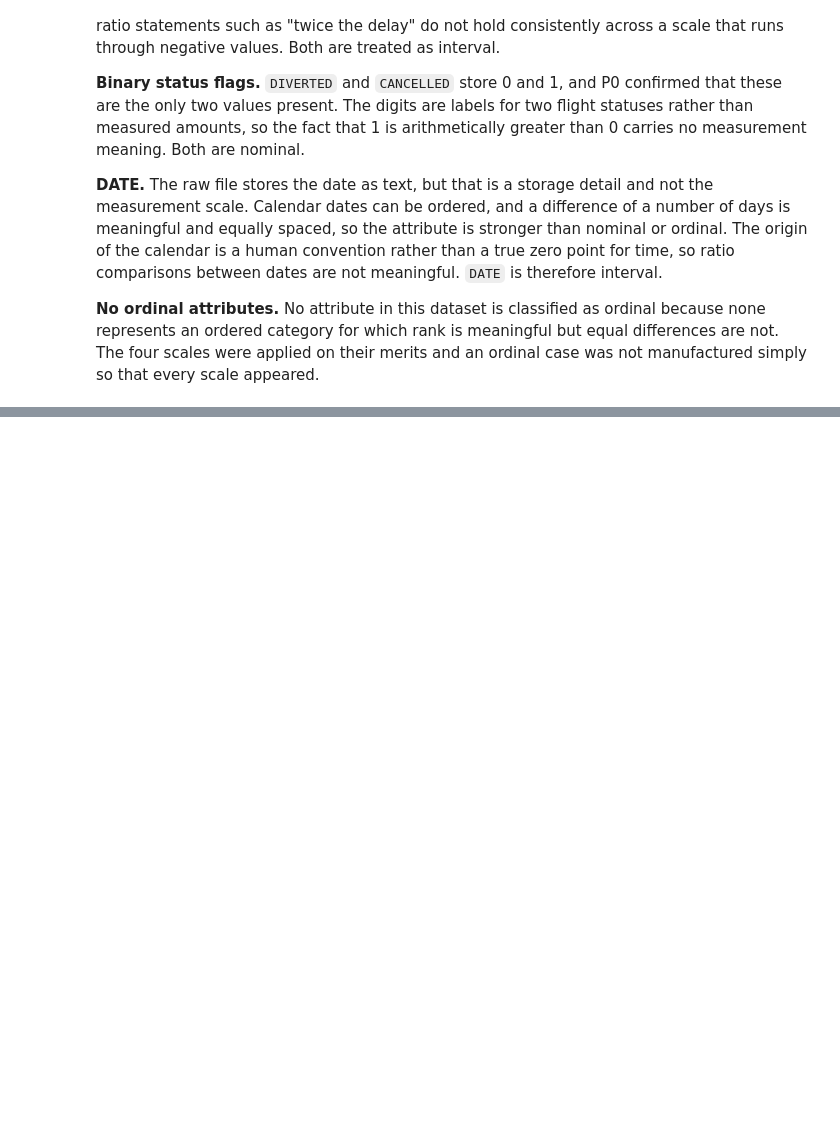
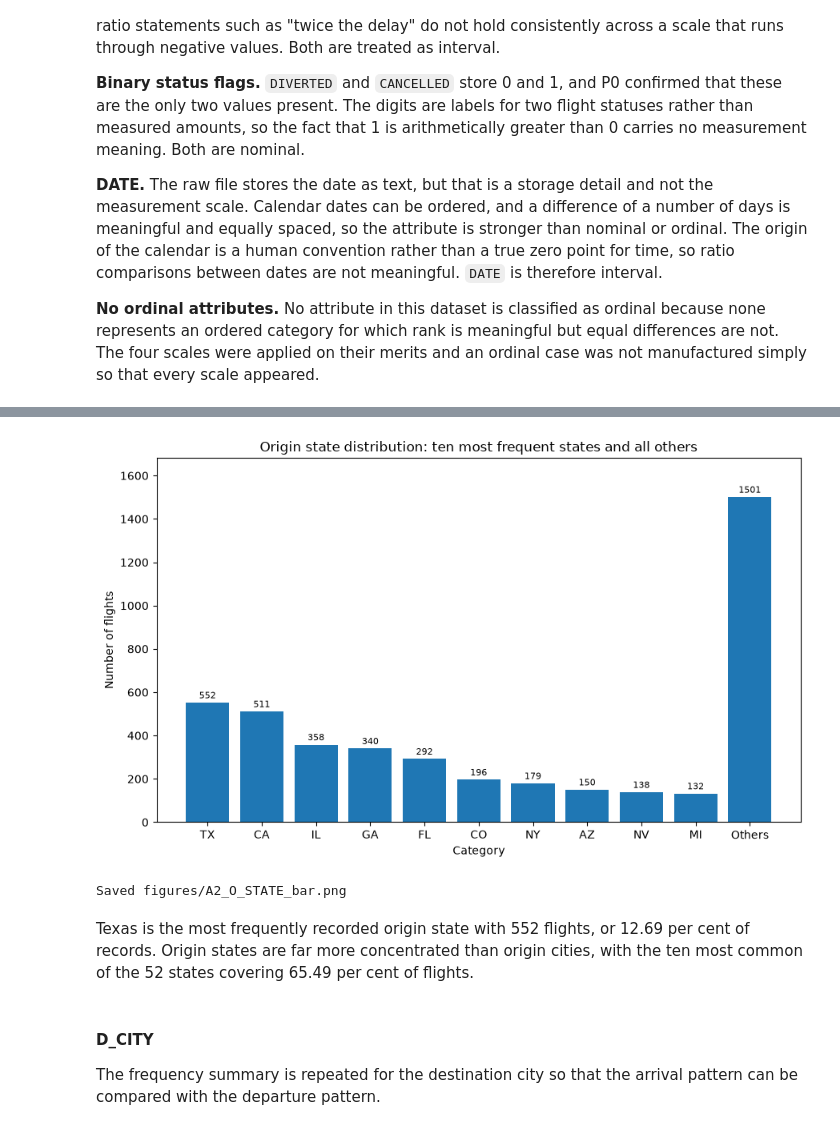
Before and after one commit to le23967/31250-assignment2-25740123, a Jupyter notebook: ida_25740123.ipynb, the cells around one changed output, grey strips where cells are left out. Cells and saved outputs as stored; diff of their text form; code cells hidden in the pictures; blank space fills up the shorter version.

```diff
--- a/ida_25740123.ipynb
+++ b/ida_25740123.ipynb
@@ -732,0 +910,13 @@ Four groups of attributes needed careful thought, because their storage in the f
+# %%
+o_state_full = frequency_table("O_STATE")
+o_state_report = report_table(o_state_full)
+
+o_state_full.to_csv("outputs/A2_O_STATE_frequency_full.csv", index=False)
+o_state_report.to_csv("outputs/A2_O_STATE_report_table.csv", index=False)
+
+describe_categorical("O_STATE", o_state_full)
+print()
+print("Categories in the full table:", len(o_state_full))
+print("Rows in the report table:", len(o_state_report))
+
+o_state_report
@@ -732,0 +949,13 @@ Four groups of attributes needed careful thought, because their storage in the f
+# %%
+save_bar_chart(o_state_report, "O_STATE",
+               "Origin state distribution: ten most frequent states and all others",
+               horizontal=False)
+# %% [output]
+[figure, added]
+Saved figures/A2_O_STATE_bar.png
+# %% [markdown]
+Texas is the most frequently recorded origin state with 552 flights, or 12.69 per cent of records. Origin states are far more concentrated than origin cities, with the ten most common of the 52 states covering 65.49 per cent of flights.
+# %% [markdown]
+#### D_CITY
+
+The frequency summary is repeated for the destination city so that the arrival pattern can be compared with the departure pattern.
```
Also changed, not shown: parts of 35 cells of this notebook, 16 other files.
